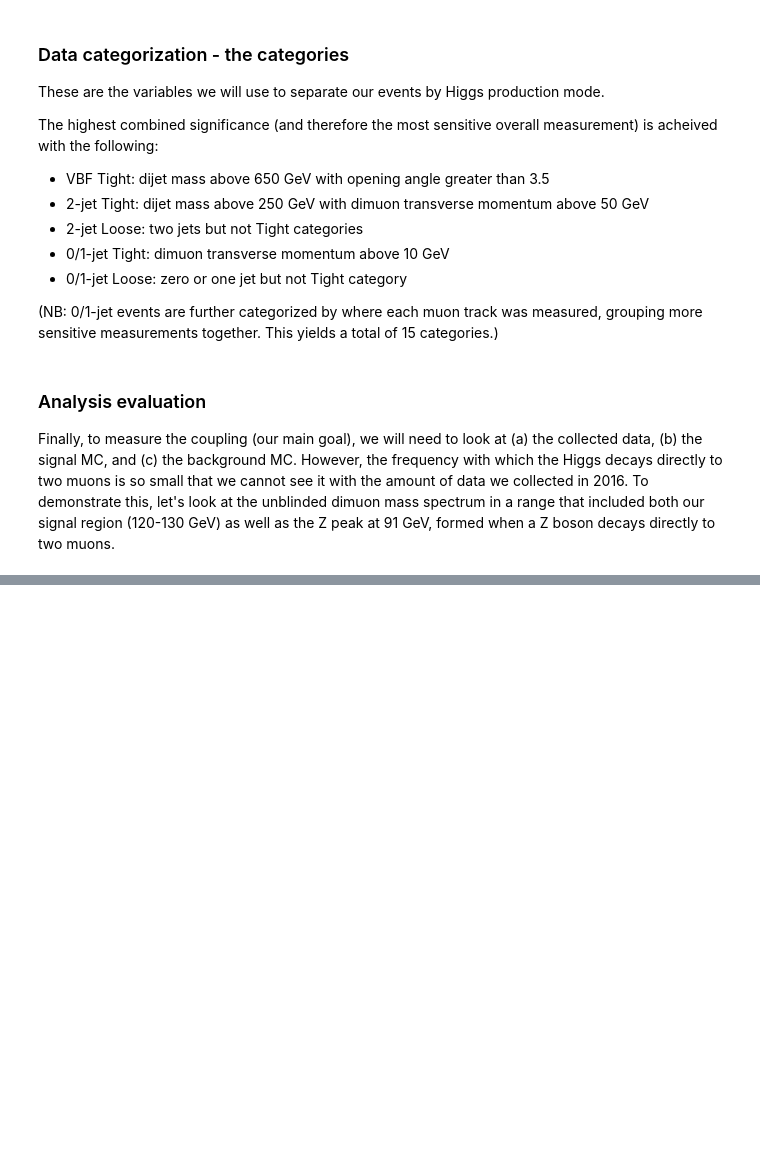
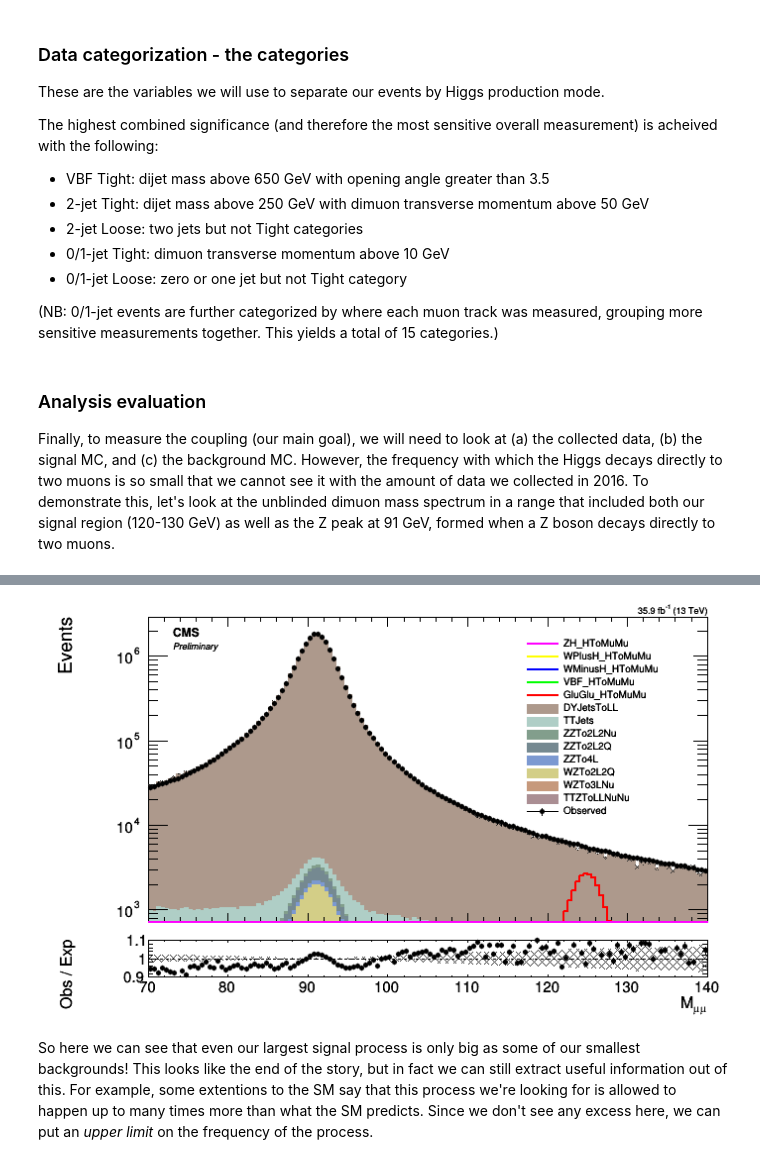
Before and after one commit to ektylr/Nov17Examples, a Jupyter notebook: Nov17_full.ipynb, the cells around one changed output, grey strips where cells are left out. Saved outputs shown, nothing was run; the diff lists cells and outputs as text; code cells hidden in the pictures; blank space fills up the shorter version.

Commit message:
add limits

```diff
--- a/Nov17_full.ipynb
+++ b/Nov17_full.ipynb
@@ -534,0 +556,7 @@ canvZ.Draw()
+# %%
+plotpad.SetLogy()
+canvZ.Draw()
+# %% [output]
+[figure, added]
+# %% [markdown]
+So here we can see that even our largest signal process is only big as some of our smallest backgrounds! This looks like the end of the story, but in fact we can still extract useful information out of this. For example, some extentions to the SM say that this process we're looking for is allowed to happen up to many times more than what the SM predicts. Since we don't see any excess here, we can put an *upper limit* on the frequency of the process.
```
Also changed, not shown: parts of 14 cells of this notebook.
